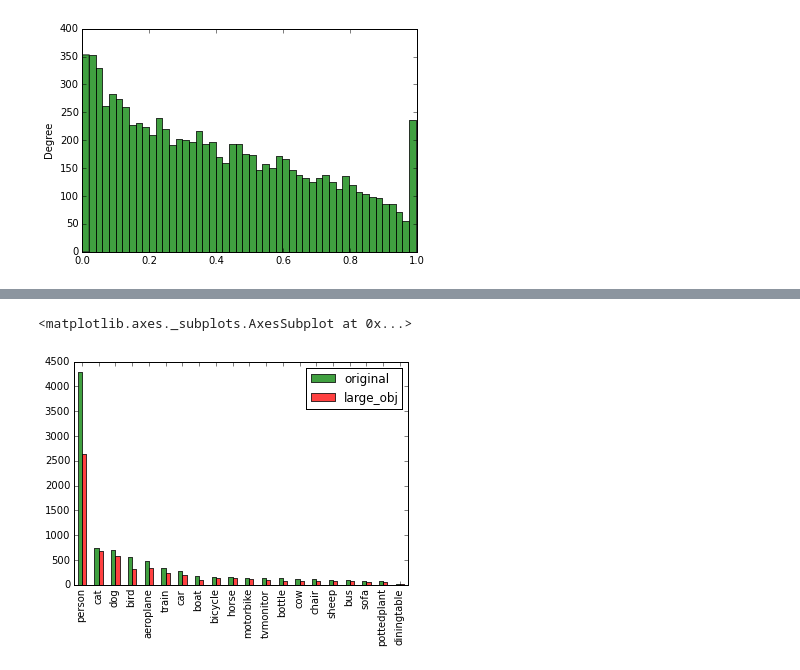
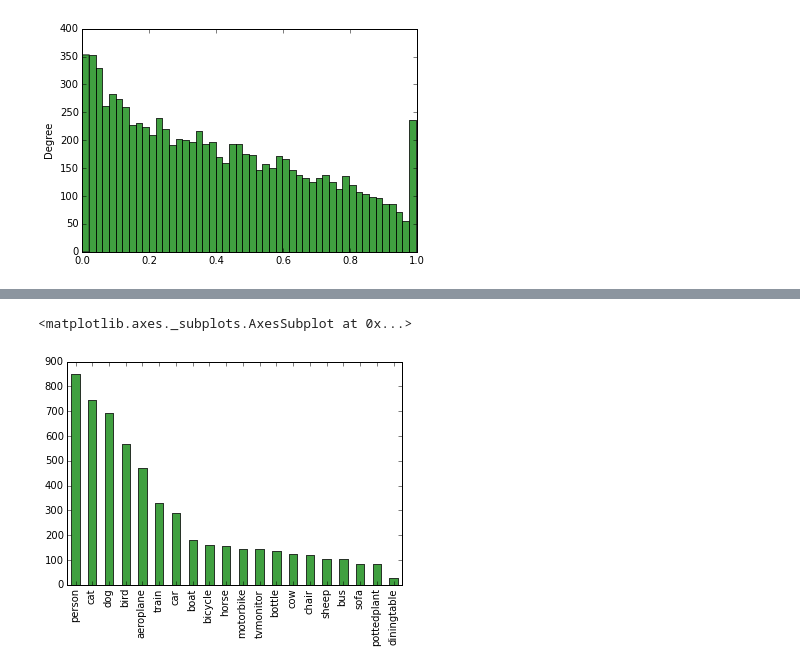
Before and after one commit to liboyin/iucg, a Jupyter notebook: preprocess.ipynb, the cells around one changed output, grey strips where cells are left out. Drawn from its saved outputs; the diff is of its cells as text; code cells hidden in the pictures.

```diff
--- a/preprocess.ipynb
+++ b/preprocess.ipynb
@@ -60 +41,16 @@ dtype: object
+# %%
+import pickle
+from os.path import isfile
+def lazy_parse_annotations():
+    cache = 'parsed_annot.pickle'
+    if isfile(cache):
+        with open(cache, mode='rb') as h:
+            return pickle.load(h)
+    else:
+        df, obj_count = parse_annotations()
+        with open(cache, mode='wb') as h:
+            pickle.dump((df, obj_count), h)
+        return df, obj_count
+# %%
+df, obj_count = lazy_parse_annotations()
 # %%
@@ -140,5 +80,11 @@ join_df.drop('obj_class_name', axis=1, inplace=True)
+# %%
+import random
+df_person = df[df['label'] == 'person']
+df_no_person = df.drop(df_person.index)
+person_sample = df.ix[random.sample(list(df_person.index), 850)]
+df = pd.concat([df_no_person, person_sample], ignore_index=True)
 # %%
-join_df.plot(kind='bar', color='green', alpha=0.75)#.get_figure().savefig('3.pdf')
+df['label'].value_counts().plot(kind='bar', color='green', alpha=0.75)#.get_figure().savefig('3.pdf')
 # %% [output]
 <matplotlib.axes._subplots.AxesSubplot at 0x...>
-[figure, old version]
+[figure, new version]
```
Also changed, not shown: parts of 24 cells of this notebook, 7 other files.
